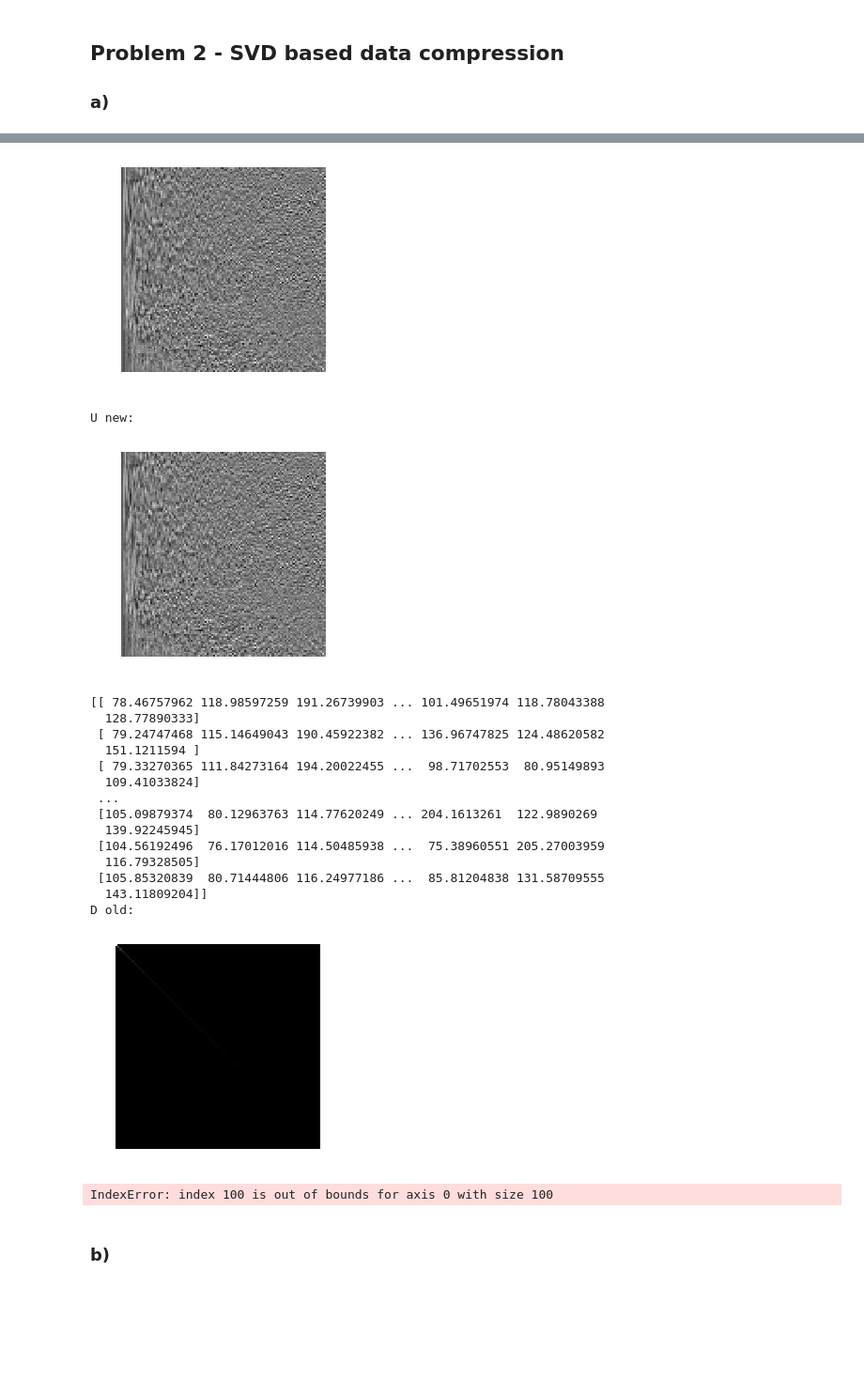
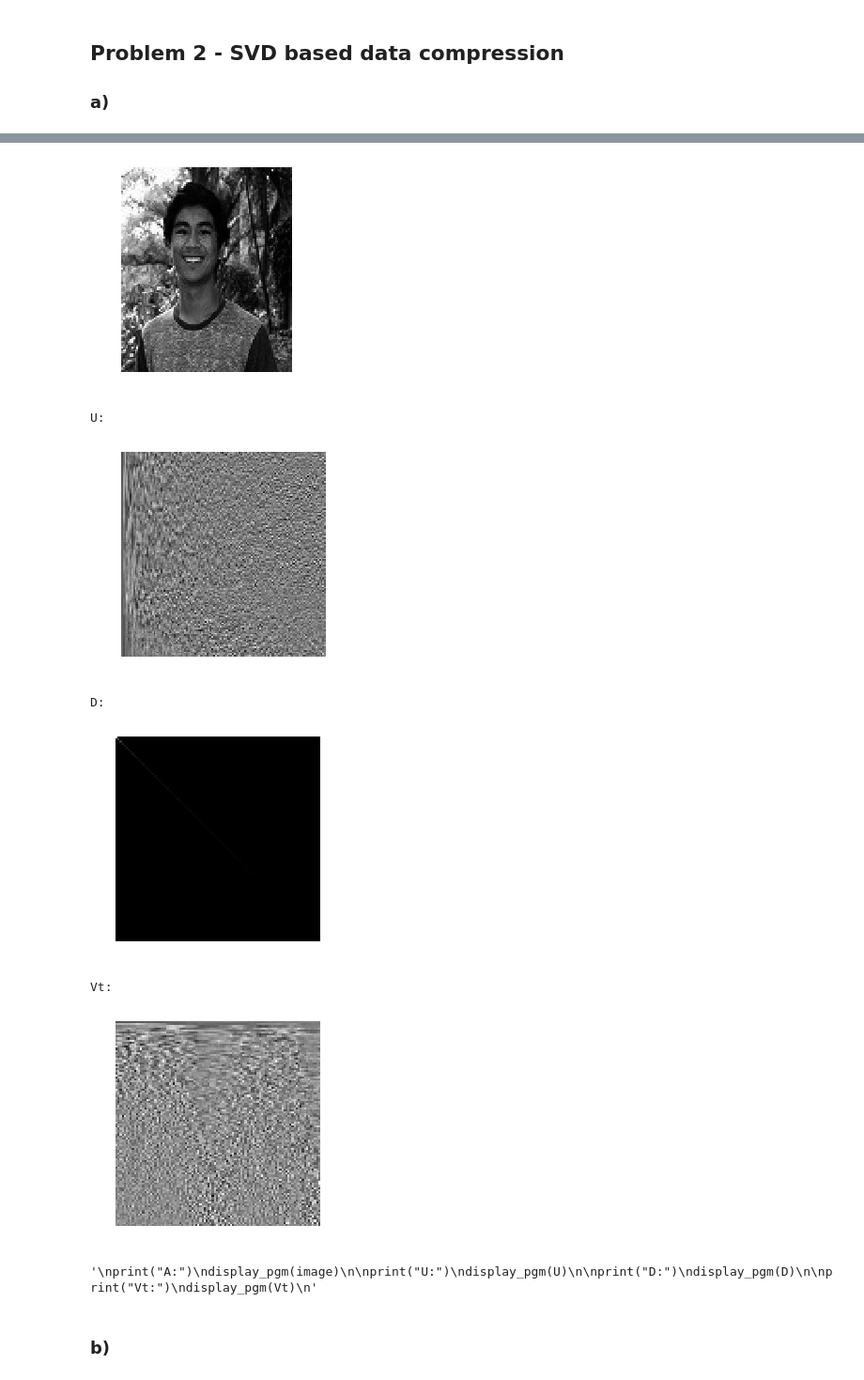
Before and after one commit to JahshiE/ComputationalDecompression, a Jupyter notebook: jesp268+369+A1.ipynb, the cells around one changed output, grey strips where cells are left out. Shown at 94% size. Cells and saved outputs as stored; diff of their text form; code cells hidden in the pictures; blank space fills up the shorter version.

```diff
--- a/jesp268+369+A1.ipynb
+++ b/jesp268+369+A1.ipynb
@@ -230,9 +230,9 @@ def scaleMatrix(M, upper, lower = 0):
     '''
     Re-scales a matrix (M) values from a lower limit (lower) to an upper limit (upper)
     '''
-    maxVal = np.amax(U)
-    minVal = np.amin(U)
-    for rowNum, row in enumerate(U):
+    maxVal = np.amax(M)
+    minVal = np.amin(M)
+    for rowNum, row in enumerate(M):
         for colNum, value in enumerate(row):
             M[rowNum][colNum] = upper * ((value - minVal)/(maxVal - minVal))
 
@@ -242,36 +242,19 @@ A = image
 U, d, Vt = np.linalg.svd(A)
 D = np.diag(d)
 
-print("U old:")
-display_pgm(U)
-
-U = scaleMatrix(U, 255, 0)
-
-print("U new:")
-display_pgm(U)
-print(U)
-
-print("D old:")
-display_pgm(D)
-
-D = scaleMatrix(D, 255, 0)
-
-print("D new:")
-display_pgm(D)
-print(D)
-
-'''
 print('A = UDVt')
 print("A:")
 display_pgm(image)
 
+U = scaleMatrix(U, 255, 0)
 print("U:")
 display_pgm(U)
 
+D = scaleMatrix(D, 255, 0)
 print("D:")
 display_pgm(D)
 
+Vt = scaleMatrix(Vt, 255, 0)
 print("Vt:")
 display_pgm(Vt)
-'''
 # %% [output]
@@ -279,22 +263,11 @@ U old:
-[figure, old version]
+[figure, new version]
-U new:
+U:
 [figure]
-[[ 78.46757962 118.98597259 191.26739903 ... 101.49651974 118.78043388
-  128.77890333]
- [ 79.24747468 115.14649043 190.45922382 ... 136.96747825 124.48620582
-  151.1211594 ]
- [ 79.33270365 111.84273164 194.20022455 ...  98.71702553  80.95149893
-  109.41033824]
- ...
- [105.09879374  80.12963763 114.77620249 ... 204.1613261  122.9890269
-  139.92245945]
- [104.56192496  76.17012016 114.50485938 ...  75.38960551 205.27003959
-  116.79328505]
- [105.85320839  80.71444806 116.24977186 ...  85.81204838 131.58709555
-  143.11809204]]
-D old:
+D:
 [figure]
-IndexError: index 100 is out of bounds for axis 0 with size 100
+Vt:
+[figure, added]
+'\nprint("A:")\ndisplay_pgm(image)\n\nprint("U:")\ndisplay_pgm(U)\n\nprint("D:")\ndisplay_pgm(D)\n\nprint("Vt:")\ndisplay_pgm(Vt)\n'
 # %% [markdown]
 ### b)
 # %%
```
Also changed, not shown: parts of 9 cells of this notebook.
